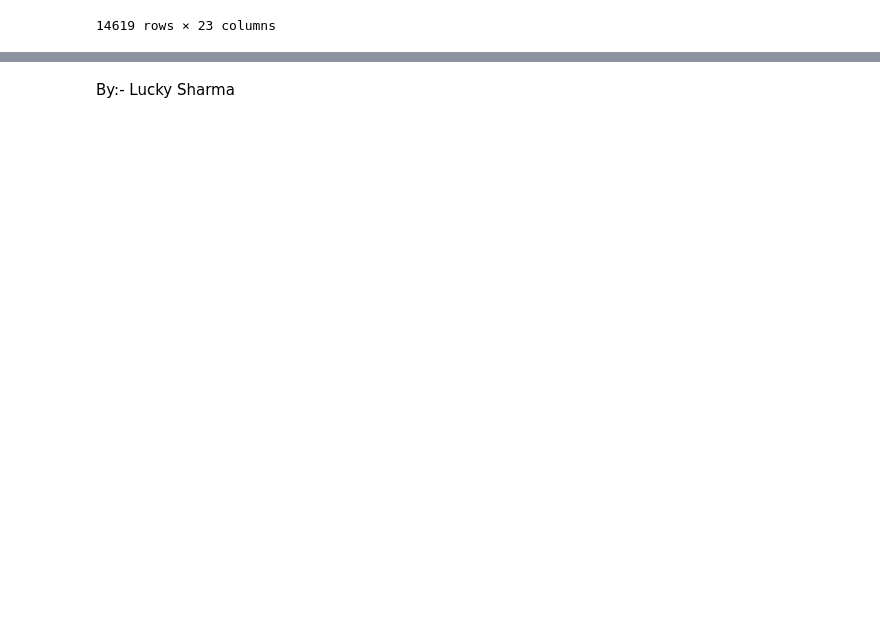
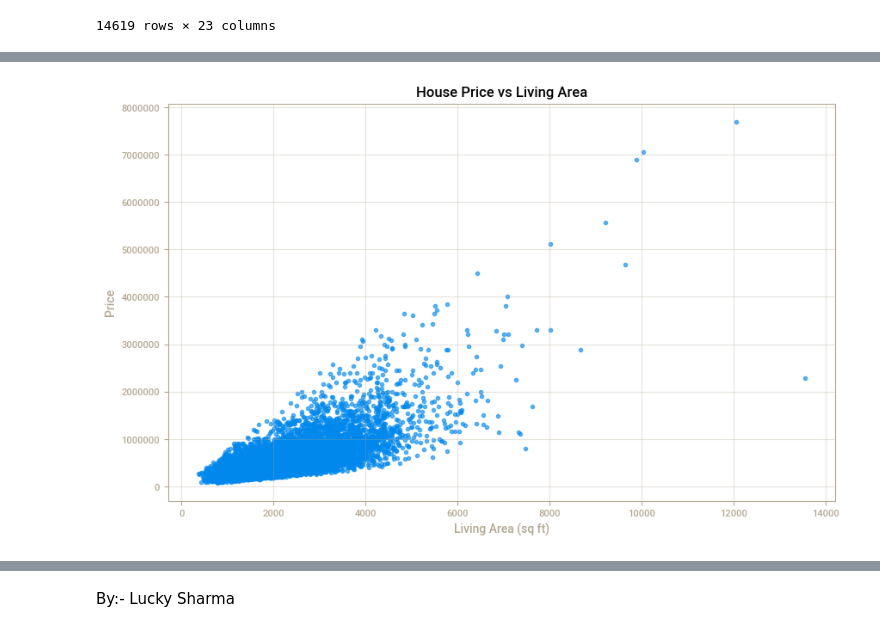
Before and after one commit to itsluckysharma01/House_Price_India-Regression_Model-ML., a Jupyter notebook: House_Price_India-Regression-ML.ipynb, the cells around one changed output, grey strips where cells are left out. Saved outputs shown, nothing was run; the diff lists cells and outputs as text; code cells hidden in the pictures; blank space fills up the shorter version.

```diff
--- a/House_Price_India-Regression-ML.ipynb
+++ b/House_Price_India-Regression-ML.ipynb
@@ -31,0 +232,5 @@ df
+# %%
+df = df.drop(['id', 'Date', 'Lattitude', 'Longitude', 'living_area_renov', 'lot_area_renov'], axis=1)
+
+# Or using columns parameter (more explicit)
+# df = df.drop(columns=['column1', 'column2', 'column3'])
@@ -31,0 +255,3 @@ df
+# %%
+
+df['total_rooms'] = df['number of bathrooms'] + df['number of bedrooms']
@@ -31,0 +276,3 @@ df
+# %%
+df['price_per_sqft_living'] = df['Price'] / df['living area']
+df
@@ -31,0 +295,4 @@ df
+# %%
+
+current_year = 2024
+df['house_age'] = current_year - df['Built Year']
@@ -31,0 +315,11 @@ df
+# %%
+
+plt.figure(figsize=(10, 6))
+plt.scatter(df['living area'], df['Price'], alpha=0.6)
+plt.xlabel('Living Area (sq ft)')
+plt.ylabel('Price')
+plt.title('House Price vs Living Area')
+plt.grid(True, alpha=0.3)
+plt.show()
+# %% [output]
+[figure, added]
```
Also changed, not shown: parts of 33 cells of this notebook, 1 other file.
